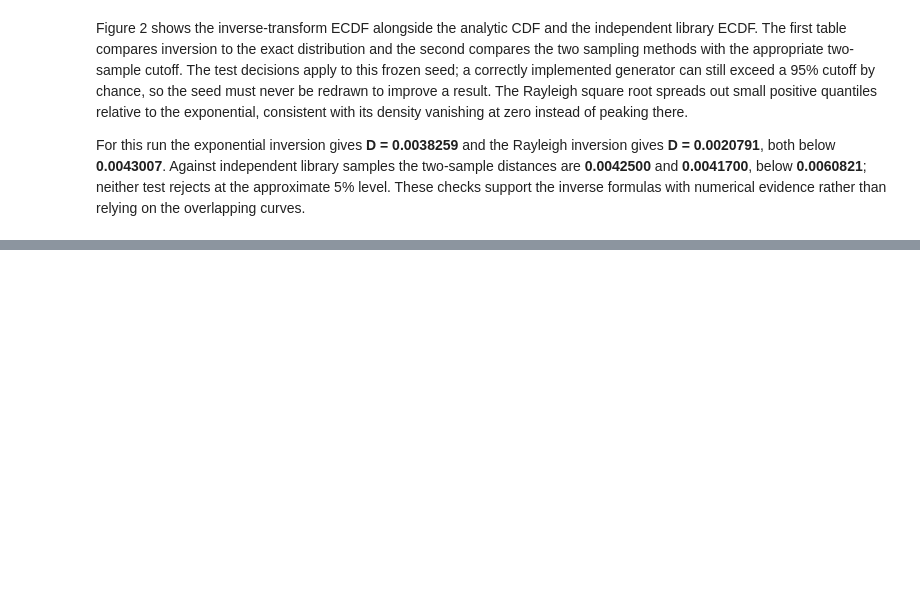
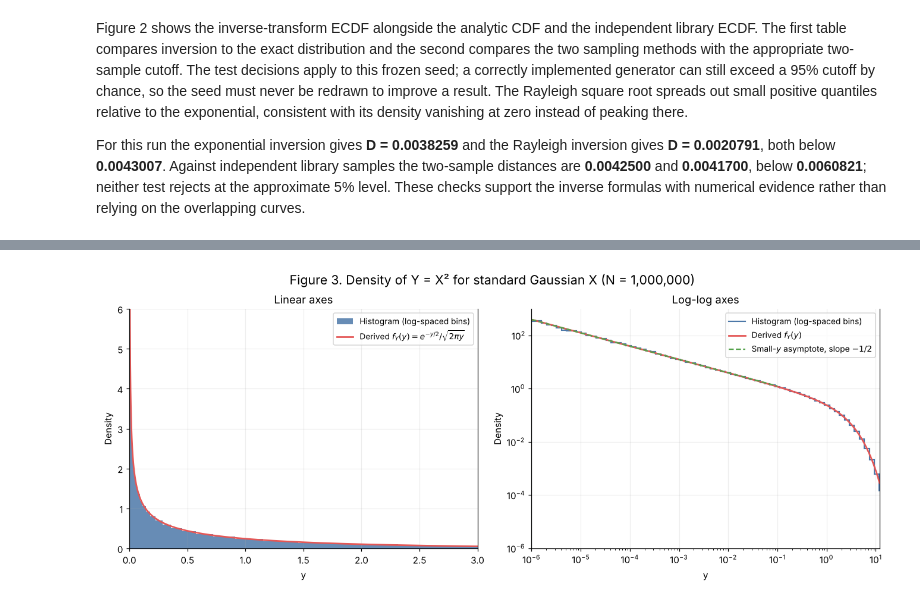
Before and after one commit to christiandi0r/ECE3715-Fall2026-Projects, a Jupyter notebook: mp2/mp2.ipynb, the cells around one changed output, grey strips where cells are left out. Cells and saved outputs as stored; diff of their text form; code cells hidden in the pictures; blank space fills up the shorter version.

```diff
--- a/mp2/mp2.ipynb
+++ b/mp2/mp2.ipynb
@@ -280,0 +324,84 @@ For this run the exponential inversion gives **D = 0.0038259** and the Rayleigh
+# %%
+N3 = 1_000_000
+critical3 = 1.36 / np.sqrt(N3)
+x3 = rng3.standard_normal(N3)
+y3 = x3 ** 2
+law3 = stats.chi2(1)
+
+def cdf_y(y):
+    return 2 * stats.norm.cdf(np.sqrt(y)) - 1
+
+def pdf_y(y):
+    return np.exp(-y / 2) / np.sqrt(2 * np.pi * y)
+
+# Density integrates to 1 despite the divergence: y^(-1/2) weight on (0, 1], plain on [1, inf)
+from scipy.integrate import quad
+head, head_err = quad(lambda y: np.exp(-y / 2) / np.sqrt(2 * np.pi), 0, 1, weight='alg', wvar=(-0.5, 0))
+tail, tail_err = quad(pdf_y, 1, np.inf)
+integral3 = head + tail
+mass_rows = [[f'{d:g}', cdf_y(d), 2 * np.sqrt(d) / np.sqrt(2 * np.pi), pdf_y(d)]
+             for d in (1e-1, 1e-2, 1e-4, 1e-6)]
+
+# KS goodness of fit of the squared samples against the derived CDF
+d3 = ks_statistic(y3, cdf_y)
+d3_lib = ks_statistic(y3, law3.cdf)
+
+# Log-spaced histogram normalized to a density (counts / (N * width))
+edges = np.geomspace(1e-6, y3.max(), int(10 * np.log10(y3.max() / 1e-6)) + 1)
+counts, _ = np.histogram(y3, bins=edges)
+widths = np.diff(edges)
+hist_density = counts / (N3 * widths)
+centers = np.sqrt(edges[:-1] * edges[1:])
+# bin-wise exact density: bin probability / width (what the histogram estimates)
+exact_bin_density = np.diff(cdf_y(edges)) / widths
+
+# Empirical log-log slope over bins with y < 0.01 (counts large enough to be reliable)
+small = (centers < 1e-2) & (counts >= 30)
+slope_fit = np.polyfit(np.log(centers[small]), np.log(hist_density[small]), 1)
+slope3 = slope_fit[0]
+slope_theory = -0.5
+
+fig, axes = plt.subplots(1, 2, figsize=(12, 4.8), layout='constrained')
+grid = np.geomspace(1e-6, 12, 3000)
+ax = axes[0]
+ax.stairs(hist_density, edges, color='#4c78a8', alpha=.85, fill=True, label='Histogram (log-spaced bins)')
+ax.plot(grid, pdf_y(grid), color='#e45756', lw=1.8, label=r'Derived $f_Y(y)=e^{-y/2}/\sqrt{2\pi y}$')
+ax.set(title='Linear axes', xlabel='y', ylabel='Density', xlim=(0, 3), ylim=(0, 6))
+ax.legend(fontsize=9)
+ax = axes[1]
+ax.stairs(hist_density, edges, color='#4c78a8', lw=1.4, label='Histogram (log-spaced bins)')
+ax.plot(grid, pdf_y(grid), color='#e45756', lw=1.8, label=r'Derived $f_Y(y)$')
+ref = grid[grid < 1e-1]
+ax.plot(ref, 1 / np.sqrt(2 * np.pi * ref), '--', color='#54a24b', lw=1.5,
+        label=r'Small-$y$ asymptote, slope $-1/2$')
+ax.set(title='Log-log axes', xlabel='y', ylabel='Density', xscale='log', yscale='log',
+       xlim=(1e-6, 12), ylim=(1e-6, 1e3))
+ax.legend(fontsize=9)
+fig.suptitle('Figure 3. Density of Y = X² for standard Gaussian X (N = 1,000,000)', fontsize=14)
+
+# Probabilities, median, mean, variance with standard errors
+m_theory = stats.norm.ppf(0.75) ** 2
+rows3 = []
+for name, thr in [('P[Y ≤ 1]', 1.0), ('P[Y ≤ 0.1]', 0.1)]:
+    p = cdf_y(thr)
+    est = np.mean(y3 <= thr)
+    se = np.sqrt(p * (1 - p) / N3)
+    rows3.append([name, est, p, est - p, se, (est - p) / se])
+m_est = np.median(y3)
+se_m = 1 / (2 * pdf_y(m_theory) * np.sqrt(N3))
+rows3.append(['Median', m_est, m_theory, m_est - m_theory, se_m, (m_est - m_theory) / se_m])
+mean_est, var_est = y3.mean(), y3.var(ddof=1)
+se_mean = np.sqrt(2 / N3)
+se_var = np.sqrt((60 - 2 ** 2) / N3)
+rows3.append(['Mean', mean_est, 1.0, mean_est - 1, se_mean, (mean_est - 1) / se_mean])
+rows3.append(['Variance', var_est, 2.0, var_est - 2, se_var, (var_est - 2) / se_var])
+
+print(f'Density integral: {head:.10f} on (0,1] + {tail:.10f} on [1,inf) = {integral3:.10f}')
+table(['δ', 'Exact P(Y ≤ δ)', 'Approx 2√δ/√(2π)', 'f_Y(δ)'], mass_rows)
+table(['Test', 'N', 'KS D vs derived CDF', '95% cutoff', 'KS D vs scipy chi2(1)', 'Decision'],
+      [['Y = X²', N3, d3, critical3, d3_lib, 'Do not reject' if d3 < critical3 else 'Reject']])
+table(['Quantity', 'Empirical', 'Theory', 'Difference', 'Std. error', 'Diff / SE'], rows3)
+table(['Log-log slope (y < 0.01)', 'Fitted', 'Theory', 'Difference'],
+      [['Histogram', slope3, slope_theory, slope3 - slope_theory]])
+finish(fig, 'figure_03')
+# %% [output]
@@ -280,0 +428 @@ For this run the exponential inversion gives **D = 0.0038259** and the Rayleigh
+[figure, added]
```
Also changed, not shown: parts of 9 cells of this notebook.
